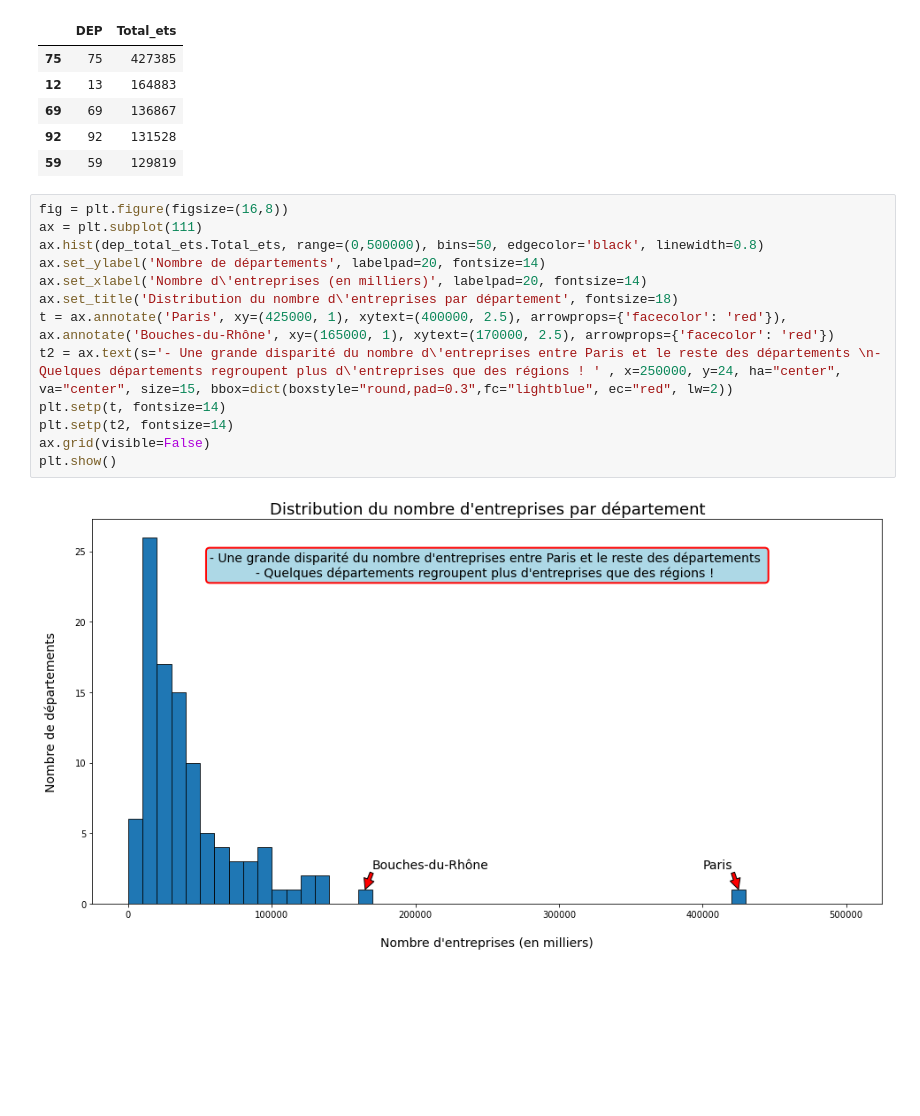
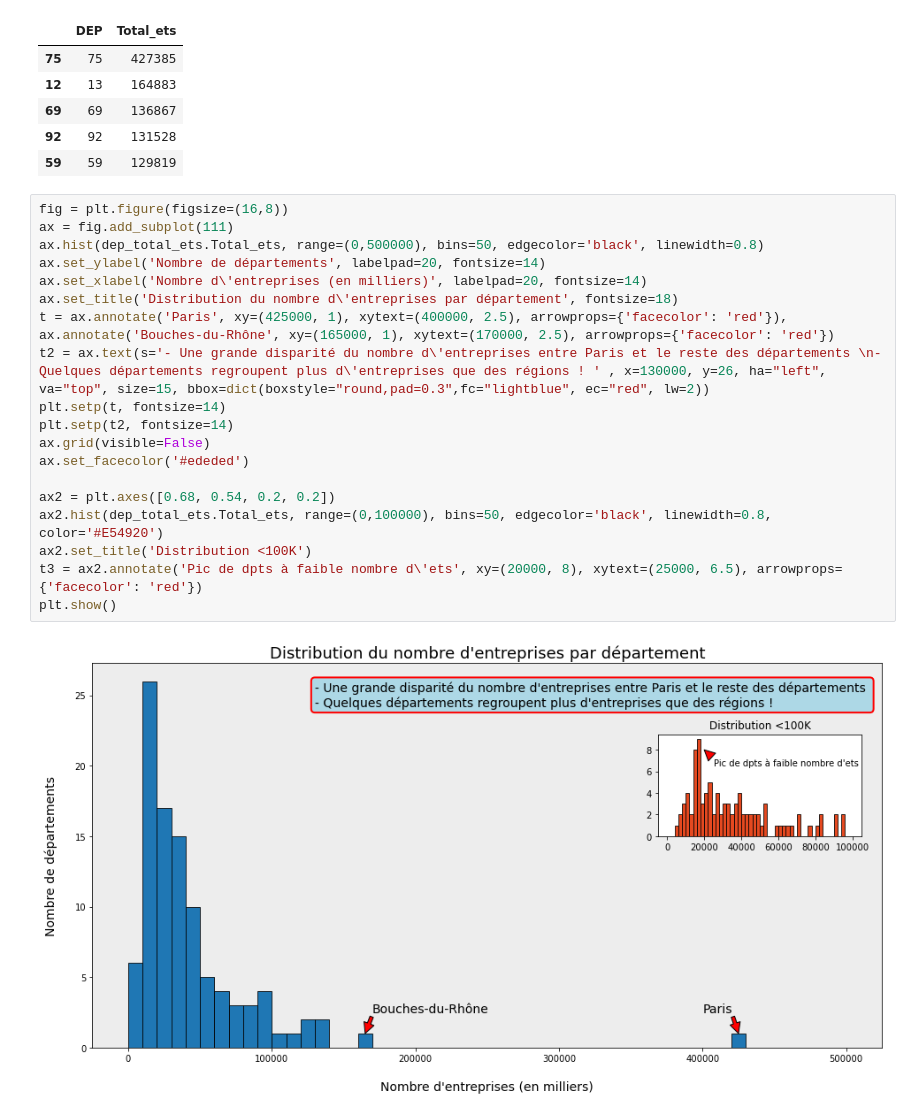
Before and after one commit to Mariehf64/fev23cda_french_industry, a Jupyter notebook: EDA - French Industry ETS.ipynb, the cells around one changed output. Cells and saved outputs as stored; diff of their text form; blank space fills up the shorter version.

```diff
--- a/EDA - French Industry ETS.ipynb
+++ b/EDA - French Industry ETS.ipynb
@@ -346,16 +355,22 @@ dep_total_ets.head()
 | 59 | 59 | 129819 |
 # %%
 fig = plt.figure(figsize=(16,8))
-ax = plt.subplot(111)
+ax = fig.add_subplot(111)
 ax.hist(dep_total_ets.Total_ets, range=(0,500000), bins=50, edgecolor='black', linewidth=0.8)
 ax.set_ylabel('Nombre de départements', labelpad=20, fontsize=14)
 ax.set_xlabel('Nombre d\'entreprises (en milliers)', labelpad=20, fontsize=14)
 ax.set_title('Distribution du nombre d\'entreprises par département', fontsize=18)
 t = ax.annotate('Paris', xy=(425000, 1), xytext=(400000, 2.5), arrowprops={'facecolor': 'red'}), ax.annotate('Bouches-du-Rhône', xy=(165000, 1), xytext=(170000, 2.5), arrowprops={'facecolor': 'red'})
-t2 = ax.text(s='- Une grande disparité du nombre d\'entreprises entre Paris et le reste des départements \n- Quelques départements regroupent plus d\'entreprises que des régions ! ' , x=250000, y=24, ha="center", va="center", size=15, bbox=dict(boxstyle="round,pad=0.3",fc="lightblue", ec="red", lw=2))
+t2 = ax.text(s='- Une grande disparité du nombre d\'entreprises entre Paris et le reste des départements \n- Quelques départements regroupent plus d\'entreprises que des régions ! ' , x=130000, y=26, ha="left", va="top", size=15, bbox=dict(boxstyle="round,pad=0.3",fc="lightblue", ec="red", lw=2))
 plt.setp(t, fontsize=14)
 plt.setp(t2, fontsize=14)
 ax.grid(visible=False)
+ax.set_facecolor('#ededed')
+
+ax2 = plt.axes([0.68, 0.54, 0.2, 0.2])
+ax2.hist(dep_total_ets.Total_ets, range=(0,100000), bins=50, edgecolor='black', linewidth=0.8, color='#E54920')
+ax2.set_title('Distribution <100K')
+t3 = ax2.annotate('Pic de dpts à faible nombre d\'ets', xy=(20000, 8), xytext=(25000, 6.5), arrowprops={'facecolor': 'red'})
 plt.show()
 # %% [output]
-[figure, old version]
+[figure, new version]
```
Also changed, not shown: parts of 1 cell of this notebook.
